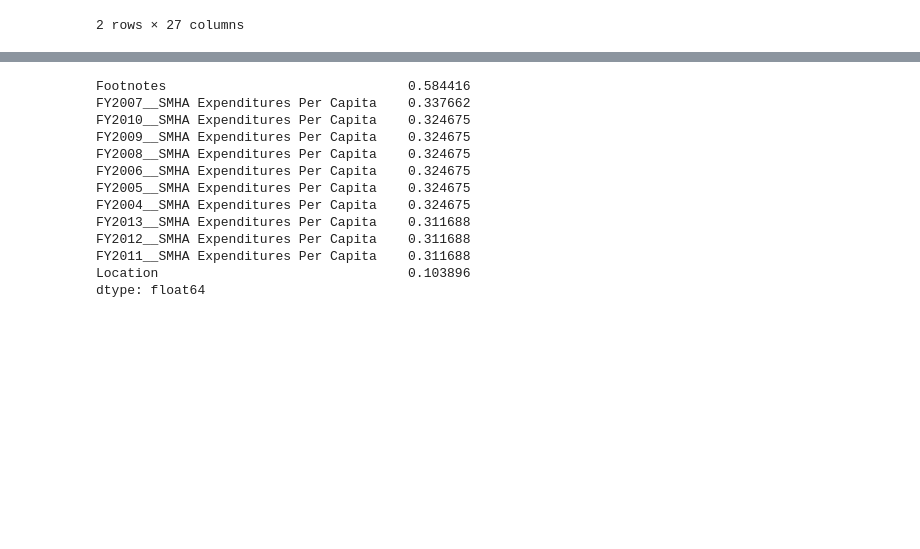
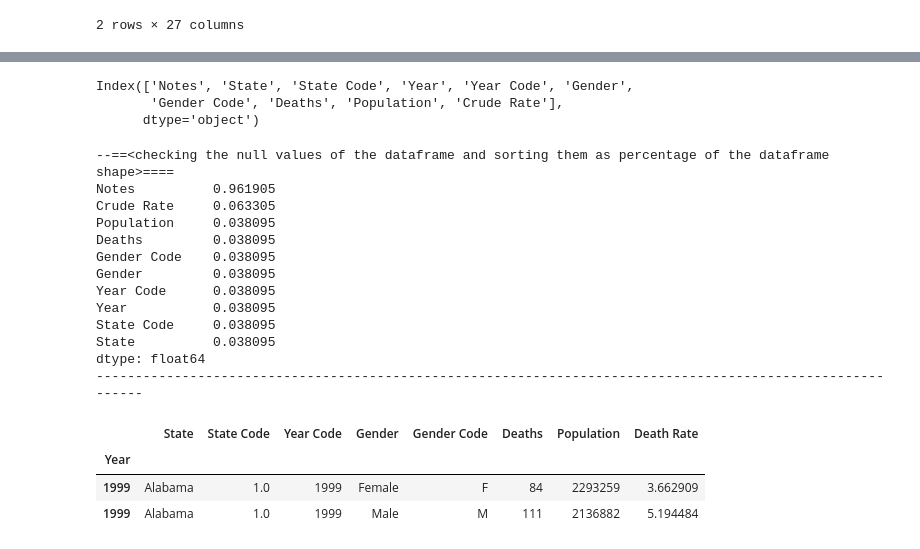
Before and after one commit to KirosG/Predicting-prescriber-induced-ovedoses, a Jupyter notebook: 1.1. Capestone Data setup_1.ipynb, the cells around one changed output, grey strips where cells are left out. Cells and saved outputs as stored; diff of their text form; code cells hidden in the pictures; blank space fills up the shorter version.

```diff
--- a/1.1. Capestone Data setup_1.ipynb
+++ b/1.1. Capestone Data setup_1.ipynb
@@ -230,20 +555,47 @@ df8.head()[:2]
+# %%
+df8.columns
+# %% [output]
+Index(['Notes', 'State', 'State Code', 'Year', 'Year Code', 'Gender',
+       'Gender Code', 'Deaths', 'Population', 'Crude Rate'],
+      dtype='object')
 # %%
-# checking the null values of the df and sorting them as percentage of the DF shape
-(df8.isnull().sum()/df8.shape[0]).sort_values(ascending=False)
+print("--==<checking the null values of the dataframe and sorting them as percentage of the dataframe shape>====")
+print((df8.isnull().sum()/df8.shape[0]).sort_values(ascending=False))
+print("-----------------------------------------------------------------------------------------------------------")
 # %% [output]
-Footnotes                               0.584416
-FY2007__SMHA Expenditures Per Capita    0.337662
-FY2010__SMHA Expenditures Per Capita    0.324675
-FY2009__SMHA Expenditures Per Capita    0.324675
-FY2008__SMHA Expenditures Per Capita    0.324675
-FY2006__SMHA Expenditures Per Capita    0.324675
-FY2005__SMHA Expenditures Per Capita    0.324675
-FY2004__SMHA Expenditures Per Capita    0.324675
-FY2013__SMHA Expenditures Per Capita    0.311688
-FY2012__SMHA Expenditures Per Capita    0.311688
-FY2011__SMHA Expenditures Per Capita    0.311688
-Location                                0.103896
+--==<checking the null values of the dataframe and sorting them as percentage of the dataframe shape>====
+Notes          0.961905
+Crude Rate     0.063305
+Population     0.038095
+Deaths         0.038095
+Gender Code    0.038095
+Gender         0.038095
+Year Code      0.038095
+Year           0.038095
+State Code     0.038095
+State          0.038095
 dtype: float64
+-----------------------------------------------------------------------------------------------------------
+# %%
+df8.drop(['Notes'], axis=1, inplace=True)                                 # drops Notes column
+df8.dropna(axis=0, how='any', inplace=True)                             # drops rows with NaN
+df8['Year'] = df8['Year'].astype(int)                              # casts datatypes for columns
+df8['Year Code'] = df8['Year Code'].astype(int)
+df8['Year Code'] = df8['Year Code'].astype(str)
+df8['Deaths'] = df8['Deaths'].astype(int)
+df8['Population'] = df8['Population'].astype(int)
+
+# Calculates death rate per 100,000 of population (Deaths / Population) * 100,000
+df8['Death Rate'] = df8['Deaths'] / df8['Population'] * 100000
+df8.drop('Crude Rate', axis=1, inplace=True)                            # drops Crude Rate column
+df8.set_index('Year', inplace=True)
+# %%
+df8.head()[:2]
+# %% [output]
+|  | State | State Code | Year Code | Gender | Gender Code | Deaths | Population | Death Rate |
+| Year |  |  |  |  |  |  |  |  |
+| 1999 | Alabama | 1.0 | 1999 | Female | F | 84 | 2293259 | 3.662909 |
+| 1999 | Alabama | 1.0 | 1999 | Male | M | 111 | 2136882 | 5.194484 |
 # %%
 df9.head()[:2]
 # %% [output]
```
Also changed, not shown: parts of 90 cells of this notebook, 7 other files.
